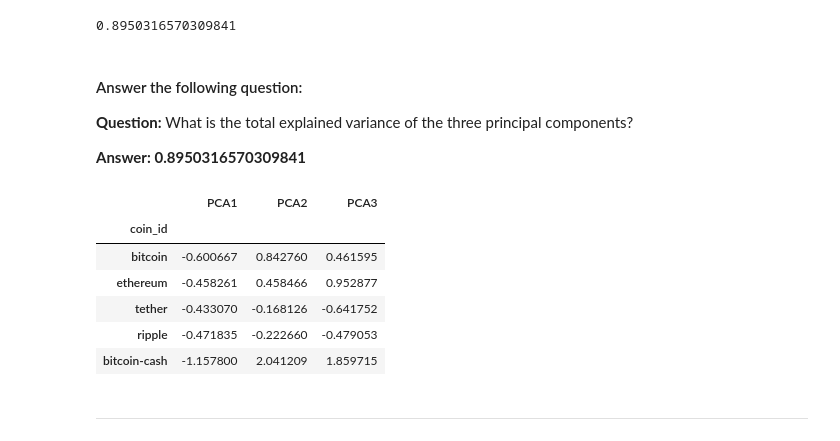
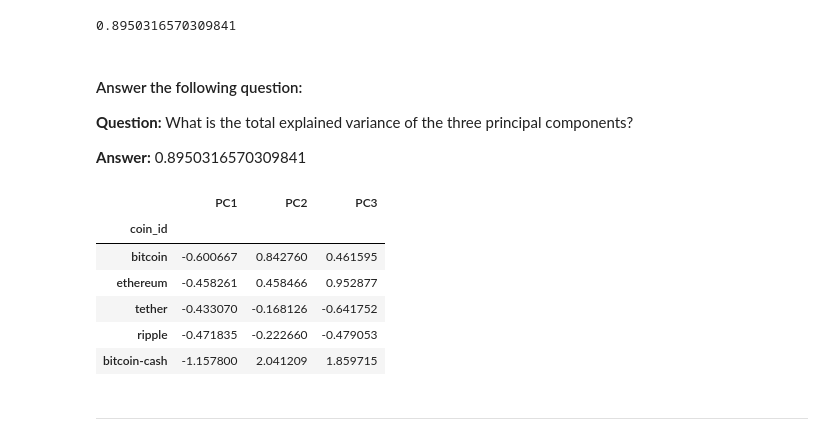
Before and after one commit to raniljoshua/Module-19-Challenge_CryptoClustering, a Jupyter notebook: Crypto_Clustering.ipynb, the cells around one changed output. Cells and saved outputs as stored; diff of their text form; code cells hidden in the pictures.

```diff
--- a/Crypto_Clustering.ipynb
+++ b/Crypto_Clustering.ipynb
@@ -221,19 +211,19 @@ sum(pca.explained_variance_ratio_)
 
 **Question:** What is the total explained variance of the three principal components?
 
-**Answer: 0.8950316570309841**
+**Answer:** 0.8950316570309841
 # %%
 # Create a new DataFrame with the PCA data.
 df_market_data_pca = pd.DataFrame(
     market_data_pca,
     index=df_market_data.index,
-    columns=["PCA1","PCA2","PCA3"]
+    columns=["PC1","PC2","PC3"]
 )
 
 # Display sample data
 df_market_data_pca.head()
 # %% [output]
-|  | PCA1 | PCA2 | PCA3 |
+|  | PC1 | PC2 | PC3 |
 | coin_id |  |  |  |
 | bitcoin | -0.600667 | 0.842760 | 0.461595 |
 | ethereum | -0.458261 | 0.458466 | 0.952877 |
```
Also changed, not shown: parts of 20 cells of this notebook.
